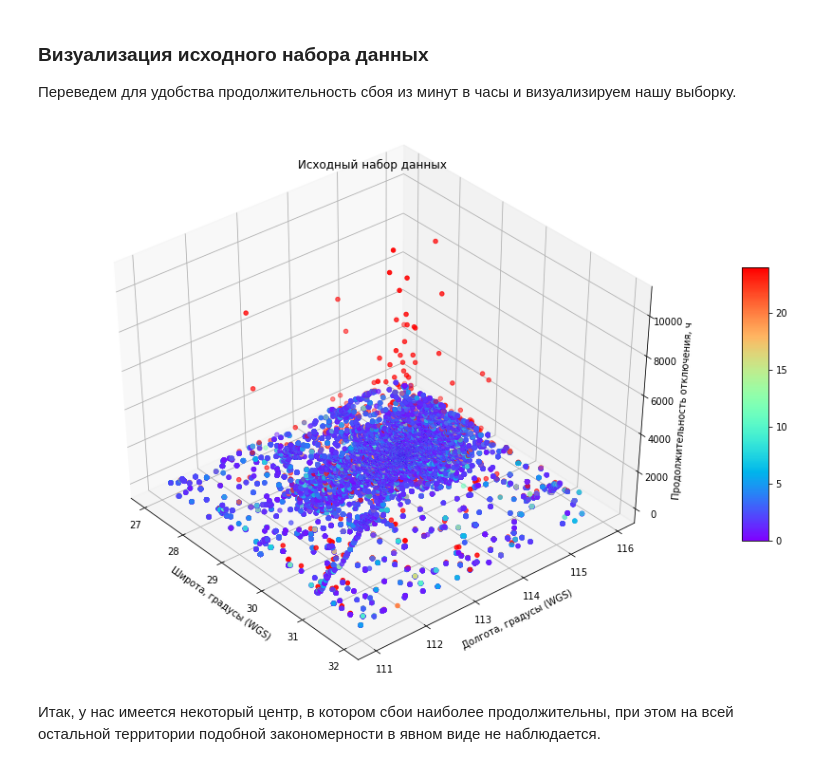
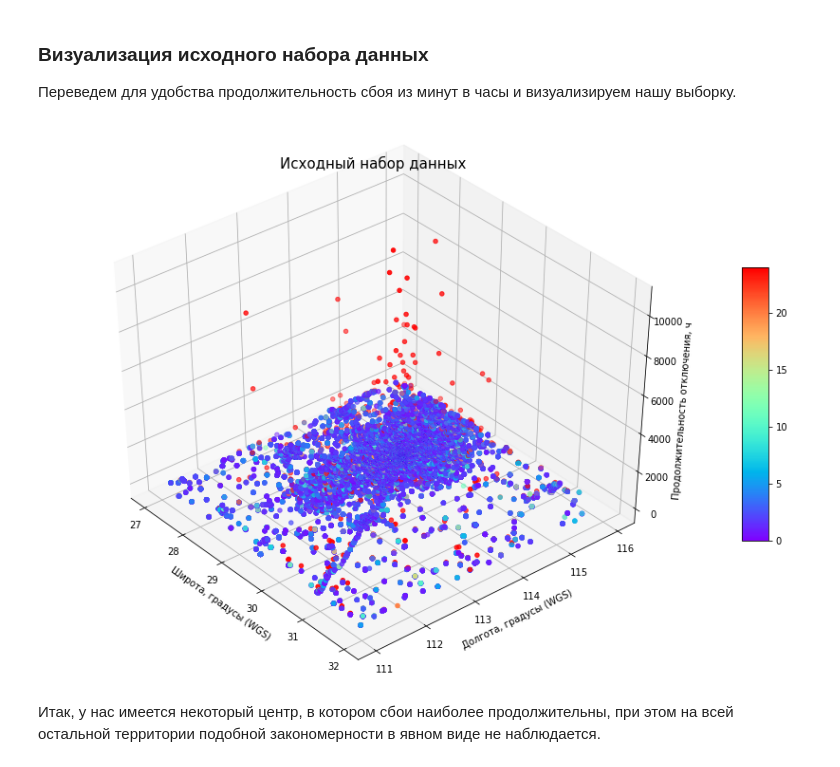
Before and after one commit to Dreamlone/Championships_and_hackathons, a Jupyter notebook: Чемпионат Changellenge Cup IT 2020/Final/Чемпионат Changellenge Cup IT 2020. Финал. Команда MYNI. Описание модели.ipynb, the cells around one changed output. Drawn from its saved outputs; the diff is of its cells as text; code cells hidden in the pictures.

```diff
--- a/Чемпионат Changellenge Cup IT 2020/Final/Чемпионат Changellenge Cup IT 2020. Финал. Команда MYNI. Описание модели.ipynb
+++ b/Чемпионат Changellenge Cup IT 2020/Final/Чемпионат Changellenge Cup IT 2020. Финал. Команда MYNI. Описание модели.ipynb
@@ -168,29 +168,29 @@ with sns.axes_style("darkgrid"):
 # %%
 # Переведем продолжительность сбоя из минут в часы
 outage_hours = np.array(data['outage'])/60
 
 # Сначала покажем все точки в 3d виде
 from pylab import rcParams
 rcParams['figure.figsize'] = 12, 8
 
 fig = pyplot.figure()
 ax = Axes3D(fig)
 
 x_vals = np.array(data['place_latitude'])
 y_vals = np.array(data['place_longitude'])
 z_vals = np.array(outage_hours)
 points = np.ravel(z_vals)
 
 surf = ax.scatter(x_vals, y_vals,z_vals, c=points, cmap='rainbow', vmin = 0, vmax = 24)
 ax.set_zlabel('Продолжительность отключения, ч')
 ax.view_init(40, -40)
 fig.colorbar(surf, shrink=0.5, aspect=10)
 plt.xlabel('Широта, градусы (WGS)')
 plt.ylabel('Долгота, градусы (WGS)')
-plt.title('Исходный набор данных')
+plt.title('Исходный набор данных', fontsize = 15)
 pyplot.show()
 # %% [output]
-[figure, old version]
+[figure, new version]
 # %% [markdown]
 Итак, у нас имеется некоторый центр, в котором сбои наиболее продолжительны, при этом на всей остальной территории подобной закономерности в явном виде не наблюдается.
 # %% [markdown]
```
Also changed, not shown: parts of 7 cells of this notebook.
